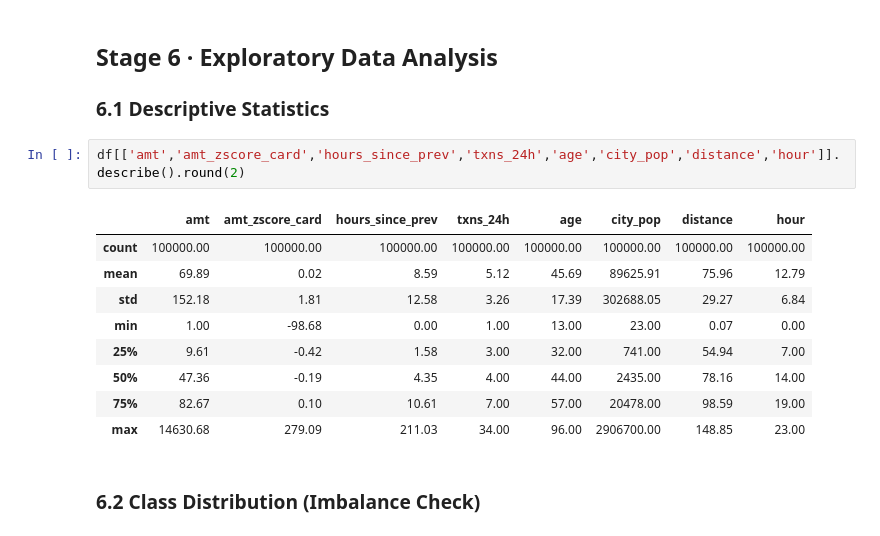
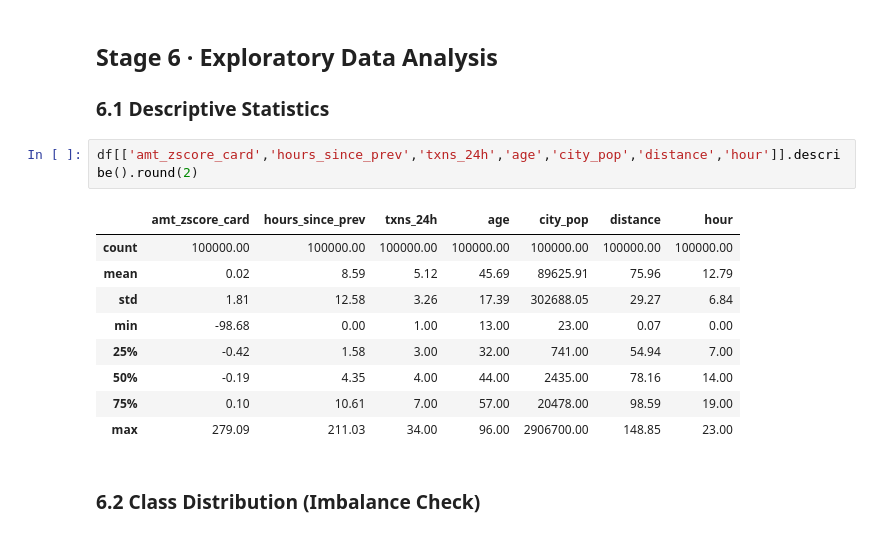
Before and after one commit to felicia-sw/credit-card-fraud, a Jupyter notebook: notebooks/01_eda.ipynb, the cells around one changed output. Saved outputs shown, nothing was run; the diff lists cells and outputs as text.

```diff
--- a/notebooks/01_eda.ipynb
+++ b/notebooks/01_eda.ipynb
@@ -172,17 +172,17 @@ Saved data_clean.csv
 ## Stage 6 · Exploratory Data Analysis
 ### 6.1 Descriptive Statistics
 # %%
-df[['amt','amt_zscore_card','hours_since_prev','txns_24h','age','city_pop','distance','hour']].describe().round(2)
+df[['amt_zscore_card','hours_since_prev','txns_24h','age','city_pop','distance','hour']].describe().round(2)
 # %% [output]
-|  | amt | amt_zscore_card | hours_since_prev | txns_24h | age | city_pop | distance | hour |
-| count | 100000.00 | 100000.00 | 100000.00 | 100000.00 | 100000.00 | 100000.00 | 100000.00 | 100000.00 |
-| mean | 69.89 | 0.02 | 8.59 | 5.12 | 45.69 | 89625.91 | 75.96 | 12.79 |
-| std | 152.18 | 1.81 | 12.58 | 3.26 | 17.39 | 302688.05 | 29.27 | 6.84 |
-| min | 1.00 | -98.68 | 0.00 | 1.00 | 13.00 | 23.00 | 0.07 | 0.00 |
-| 25% | 9.61 | -0.42 | 1.58 | 3.00 | 32.00 | 741.00 | 54.94 | 7.00 |
-| 50% | 47.36 | -0.19 | 4.35 | 4.00 | 44.00 | 2435.00 | 78.16 | 14.00 |
-| 75% | 82.67 | 0.10 | 10.61 | 7.00 | 57.00 | 20478.00 | 98.59 | 19.00 |
-| max | 14630.68 | 279.09 | 211.03 | 34.00 | 96.00 | 2906700.00 | 148.85 | 23.00 |
+|  | amt_zscore_card | hours_since_prev | txns_24h | age | city_pop | distance | hour |
+| count | 100000.00 | 100000.00 | 100000.00 | 100000.00 | 100000.00 | 100000.00 | 100000.00 |
+| mean | 0.02 | 8.59 | 5.12 | 45.69 | 89625.91 | 75.96 | 12.79 |
+| std | 1.81 | 12.58 | 3.26 | 17.39 | 302688.05 | 29.27 | 6.84 |
+| min | -98.68 | 0.00 | 1.00 | 13.00 | 23.00 | 0.07 | 0.00 |
+| 25% | -0.42 | 1.58 | 3.00 | 32.00 | 741.00 | 54.94 | 7.00 |
+| 50% | -0.19 | 4.35 | 4.00 | 44.00 | 2435.00 | 78.16 | 14.00 |
+| 75% | 0.10 | 10.61 | 7.00 | 57.00 | 20478.00 | 98.59 | 19.00 |
+| max | 279.09 | 211.03 | 34.00 | 96.00 | 2906700.00 | 148.85 | 23.00 |
 # %% [markdown]
 ### 6.2 Class Distribution (Imbalance Check)
 # %%
```
Also changed, not shown: 6 other files.
